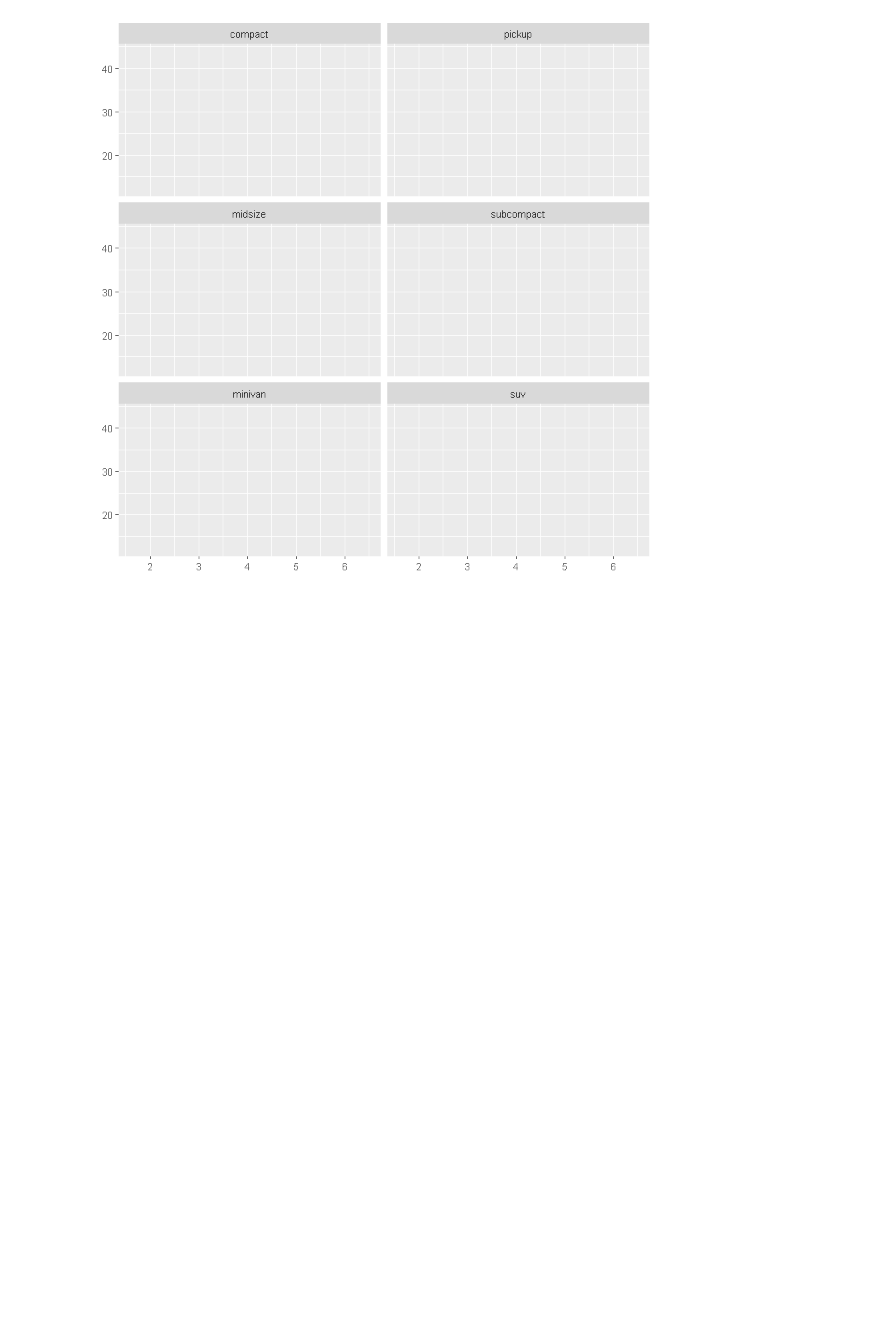
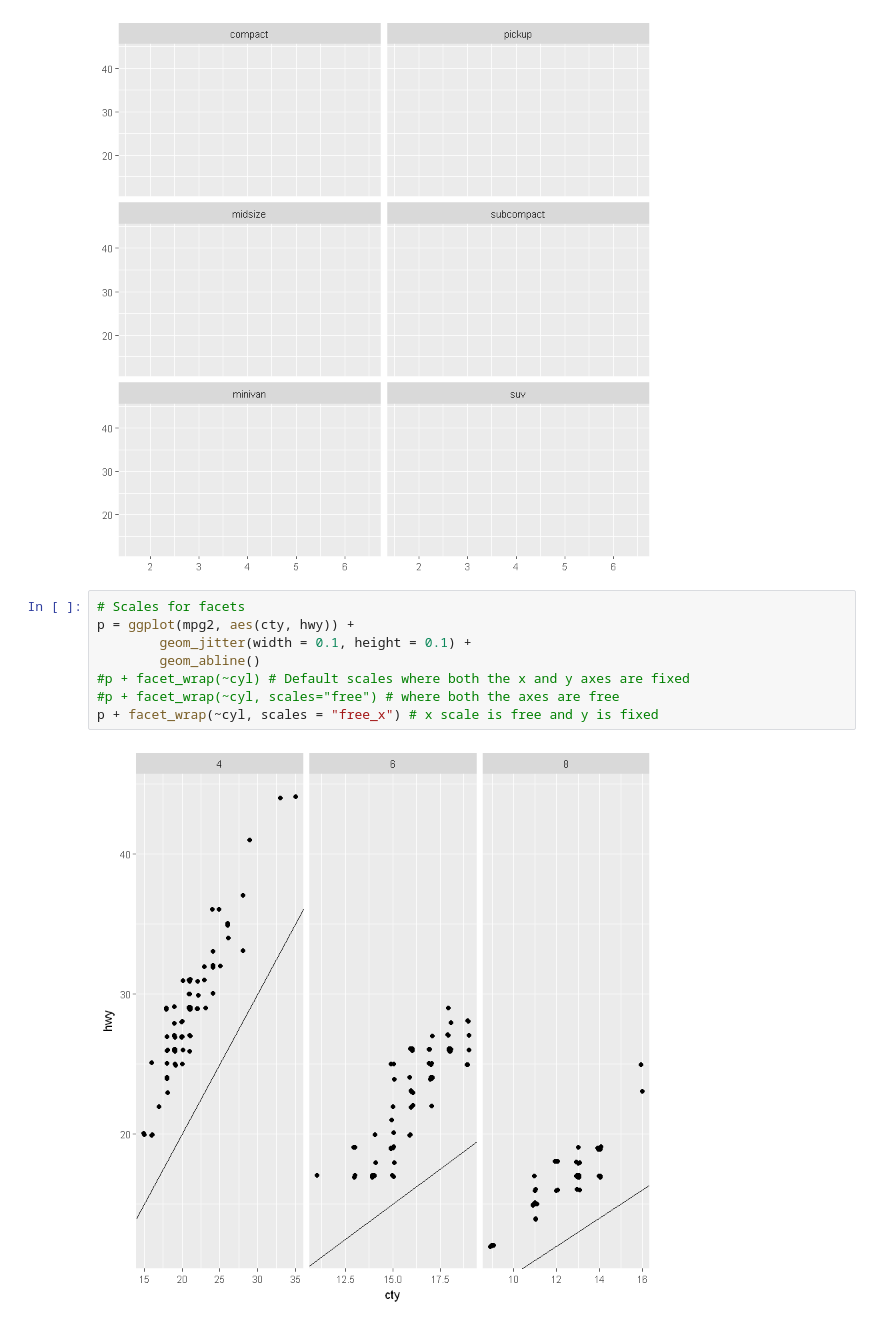
Before and after one commit to kkhatr2/ggplot2_Practice, a Jupyter notebook: ggplot2-Ch7.ipynb, the cells around one changed output. Saved outputs shown, nothing was run; the diff lists cells and outputs as text; blank space fills up the shorter version.

```diff
--- a/ggplot2-Ch7.ipynb
+++ b/ggplot2-Ch7.ipynb
@@ -19,3 +19,13 @@ base  + facet_wrap(~class, ncol=3, as.table = F) # Highest values at the top rig
 base + facet_wrap(~class, nrow=3, dir = "v") # Plot the panels top to bottom as they come
 # %% [output]
 [figure]
+# %%
+# Scales for facets
+p = ggplot(mpg2, aes(cty, hwy)) +
+        geom_jitter(width = 0.1, height = 0.1) +
+        geom_abline()
+#p + facet_wrap(~cyl) # Default scales where both the x and y axes are fixed
+#p + facet_wrap(~cyl, scales="free") # where both the axes are free
+p + facet_wrap(~cyl, scales = "free_x") # x scale is free and y is fixed
+# %% [output]
+[figure, added]
```
Also changed, not shown: parts of 2 cells of this notebook.
